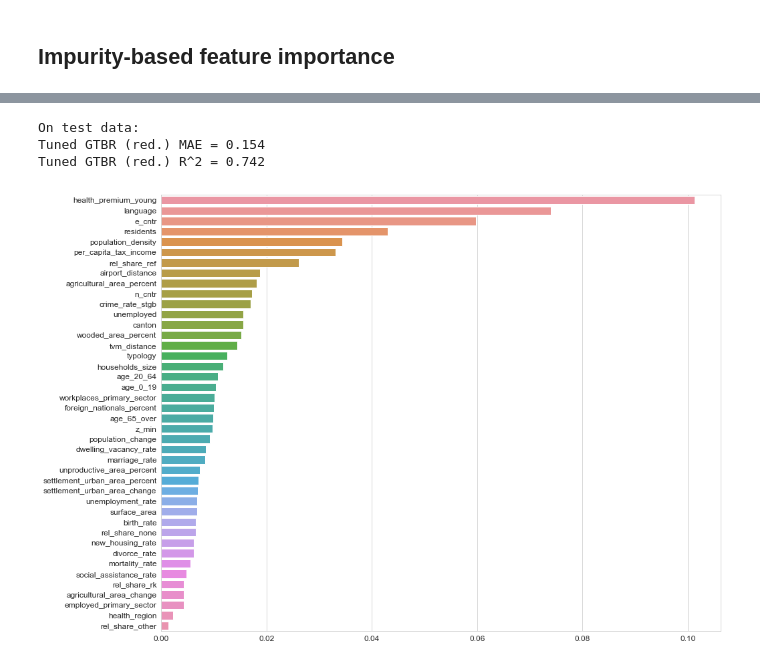
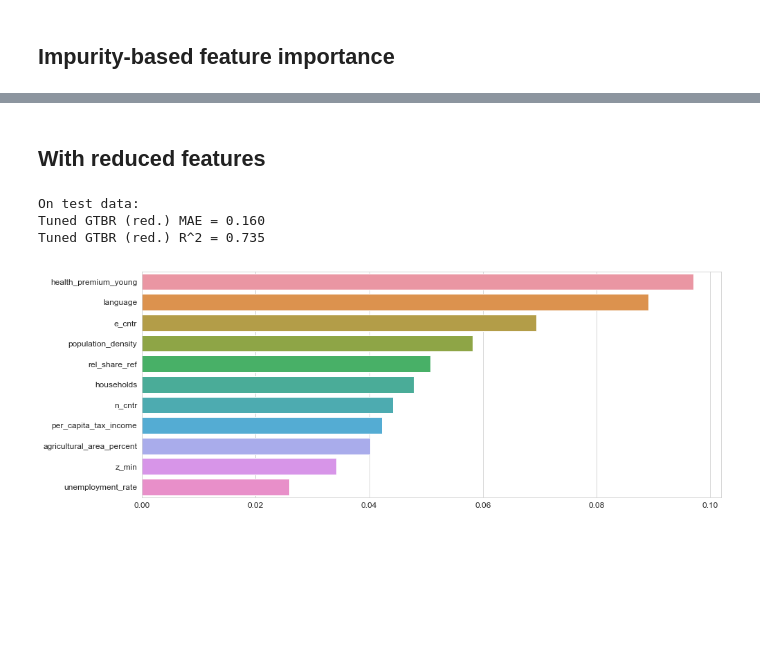
Before and after one commit to jschrein/epfl-exts-adsml-capstone-project, a Jupyter notebook: 04b Gradient Tree Boosting.ipynb, the cells around one changed output, grey strips where cells are left out. Drawn from its saved outputs; the diff is of its cells as text; code cells hidden in the pictures; blank space fills up the shorter version.

Commit message:
Updated gradient boosting.

```diff
--- a/04b Gradient Tree Boosting.ipynb
+++ b/04b Gradient Tree Boosting.ipynb
@@ -98,14 +118,16 @@ df_gcv_gtbr.head()
 # %%
 parameters2 = {
-    "gradientboostingregressor__learning_rate": [0.10],
-    "gradientboostingregressor__n_estimators": [700],
-    "gradientboostingregressor__max_depth": np.linspace(1, 10, 10, dtype=int),
-    "gradientboostingregressor__min_samples_split": np.linspace(2, 10, 10, dtype=int)
+    "gradientboostingregressor__learning_rate": [best_learning_rate],
+    "gradientboostingregressor__n_estimators": [best_n_estimators],
+    "gradientboostingregressor__max_depth": np.linspace(1, 10, 10),
+    "gradientboostingregressor__min_samples_split": np.linspace(2, 10, 9, dtype=int)
 }
 gcv2_gtbr = GridSearchCV(gtbr, parameters2, scoring = "neg_mean_absolute_error", cv = 5, n_jobs=12, return_train_score=True)
 gcv2_gtbr.fit(X_train, y_train)
 print("Grid search / cross-validation:")
 print("Best params = {}".format(gcv2_gtbr.best_params_))
 print("Best MAE = {:.3f}".format(-gcv2_gtbr.best_score_))
+best_max_depth = gcv2_gtbr.best_params_["gradientboostingregressor__max_depth"]
+best_min_samples_split = gcv2_gtbr.best_params_["gradientboostingregressor__min_samples_split"]
 # %% [output]
 Grid search / cross-validation:
@@ -215,8 +249,8 @@ preprocessor = make_column_transformer(
 )
 # using best parameters from grid search above
 gtbr = make_pipeline(preprocessor,
-                     GradientBoostingRegressor(random_state=0, learning_rate=0.10, n_estimators=700,
-                                               max_depth=3, min_samples_split=7))
+                     GradientBoostingRegressor(random_state=0, learning_rate=best_learning_rate, n_estimators=best_n_estimators,
+                                               max_depth=best_max_depth, min_samples_split=best_min_samples_split))
 gtbr.fit(X_train, y_train)
 tree_importances = gtbr.named_steps["gradientboostingregressor"].feature_importances_
 perm_importances = permutation_importance(gtbr, X_train, y_train, scoring='neg_mean_absolute_error',
@@ -303,3 +304,26 @@ unskewed_idxs_red = cols_idxs(df[reduced_features], unskewed_features_red)
+# %% [markdown]
+## With reduced features
+# %%
+reduced_features = [
+    "health_premium_young",
+    "language",
+    "population_density",
+    "rel_share_ref",
+    "e_cntr",
+    "n_cntr",
+    "z_min",
+    "per_capita_tax_income",
+    "unemployment_rate",
+    "agricultural_area_percent",
+    "households",
+    # "typology"
+]
+
+X_train_red = df_train[reduced_features].values
+X_test_red = df_test[reduced_features].values
+
+categorical_features_red = set(categorical_features).intersection(set(reduced_features))
+categorical_idxs_red = cols_idxs(df[reduced_features], categorical_features_red)
 # %%
 preprocessor_red = make_column_transformer(
     (OneHotEncoder(dtype=np.float64), categorical_idxs_red),
@@ -307,8 +331,8 @@ preprocessor_red = make_column_transformer(
 )
 # using best parameters from grid search above
 gtbr_red = make_pipeline(preprocessor_red,
-                         GradientBoostingRegressor(random_state=0, learning_rate=0.10, n_estimators=700,
-                                                   max_depth=3, min_samples_split=7))
+                         GradientBoostingRegressor(random_state=0, learning_rate=best_learning_rate, n_estimators=best_n_estimators,
+                                                   max_depth=best_max_depth, min_samples_split=best_min_samples_split))
 gtbr_red.fit(X_train_red, y_train)
 perm_importances_red = permutation_importance(gtbr_red, X_train_red, y_train, scoring='neg_mean_absolute_error',
                                          n_repeats=10, n_jobs=12, random_state=0)
@@ -318,17 +342,18 @@ gtbr_red_test_r2 = r2_score(y_test, gtbr_red_test_pred)
 print("On test data:")
 print("Tuned GTBR (red.) MAE = {:.3f}".format(gtbr_red_test_mae))
 print("Tuned GTBR (red.) R^2 = {:.3f}".format(gtbr_red_test_r2))
+save_score("gtbr_red", gtbr_red_test_mae, gtbr_red_test_r2, os.path.join("data", "results", "model_scores.csv"))
 # %% [output]
 On test data:
-Tuned GTBR (red.) MAE = 0.154
-Tuned GTBR (red.) R^2 = 0.742
+Tuned GTBR (red.) MAE = 0.160
+Tuned GTBR (red.) R^2 = 0.735
 # %%
 perm_sorted_idx_red = (-perm_importances_red["importances_mean"]).argsort()
 perm_importances_sorted_red = perm_importances_red["importances_mean"][perm_sorted_idx_red]
 cols_sorted_red = df_train[reduced_features].columns[perm_sorted_idx_red]
 # %%
-plt.figure(figsize = (15,12))
+plt.figure(figsize = (15,6))
 bp_red = sns.barplot(x=perm_importances_sorted_red, y=cols_sorted_red)
 bp_red.tick_params(labelsize="large")
 # %% [output]
-[figure, old version]
+[figure, new version]
```
Also changed, not shown: parts of 27 cells of this notebook, 2 other files.
